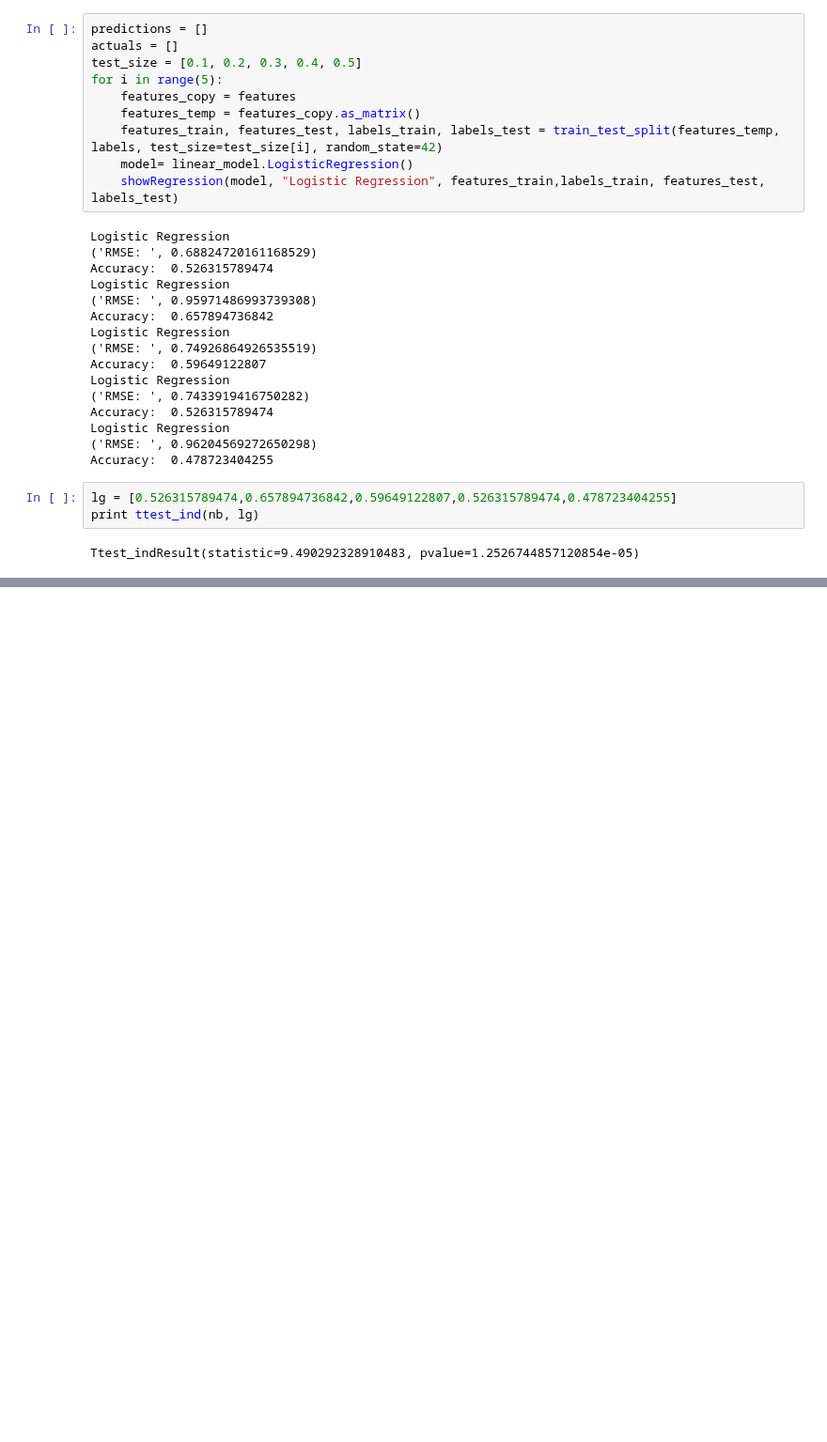
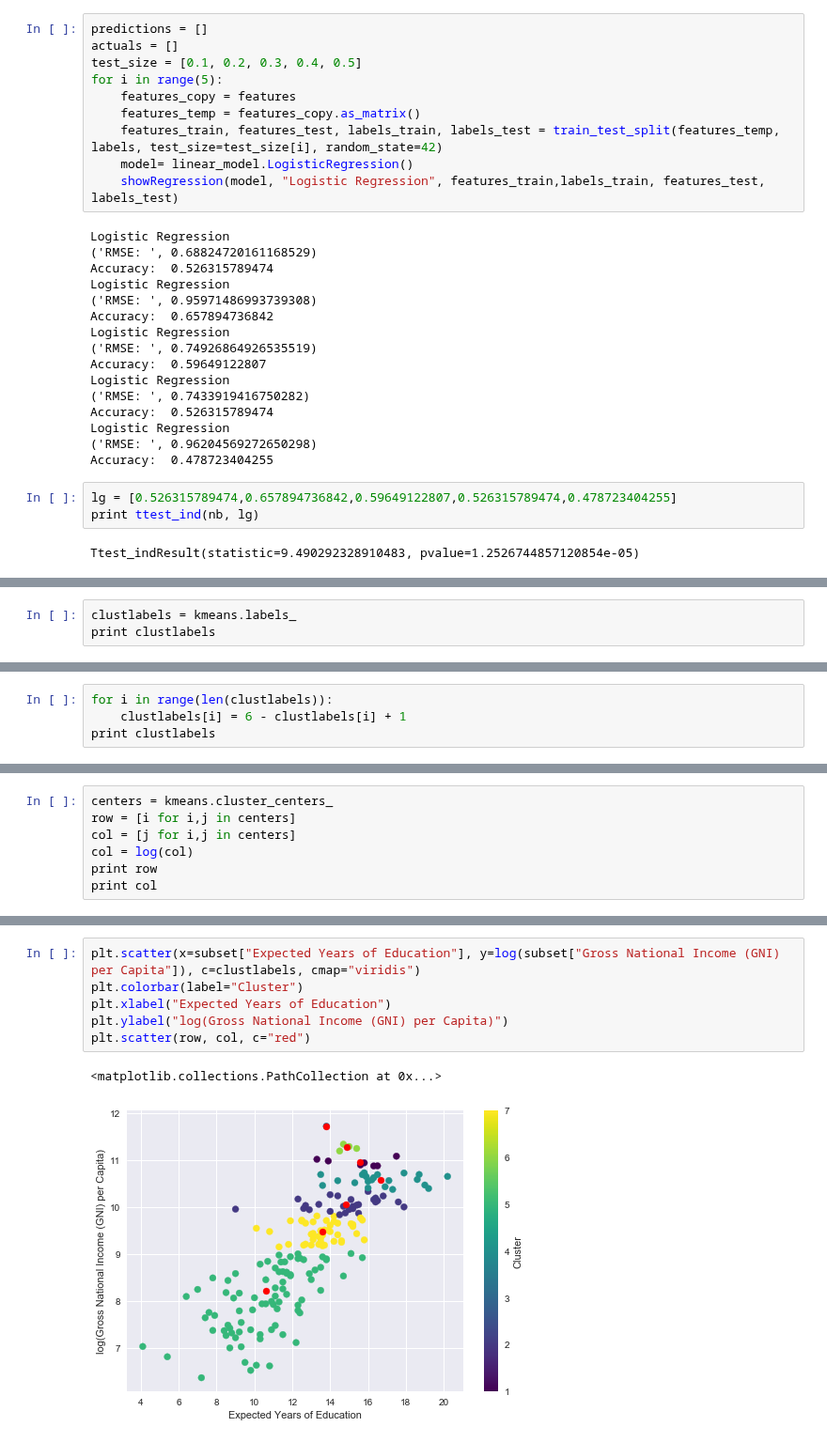
Before and after one commit to vivekramanan/data-mining-human-development-index, a Jupyter notebook: HDI Leave one out, and Clustering.ipynb, the cells around one changed output, grey strips where cells are left out. Shown at 94% size. Saved outputs shown, nothing was run; the diff lists cells and outputs as text; blank space fills up the shorter version.

```diff
--- a/HDI Leave one out, and Clustering.ipynb
+++ b/HDI Leave one out, and Clustering.ipynb
@@ -275,0 +311,3 @@ Ttest_indResult(statistic=9.490292328910483, pvalue=1.2526744857120854e-05)
+# %%
+clustlabels = kmeans.labels_
+print clustlabels
@@ -275,0 +321,4 @@ Ttest_indResult(statistic=9.490292328910483, pvalue=1.2526744857120854e-05)
+# %%
+for i in range(len(clustlabels)):
+    clustlabels[i] = 6 - clustlabels[i] + 1
+print clustlabels
@@ -275,0 +332,7 @@ Ttest_indResult(statistic=9.490292328910483, pvalue=1.2526744857120854e-05)
+# %%
+centers = kmeans.cluster_centers_
+row = [i for i,j in centers]
+col = [j for i,j in centers]
+col = log(col)
+print row
+print col
@@ -275,0 +351,9 @@ Ttest_indResult(statistic=9.490292328910483, pvalue=1.2526744857120854e-05)
+# %%
+plt.scatter(x=subset["Expected Years of Education"], y=log(subset["Gross National Income (GNI) per Capita"]), c=clustlabels, cmap="viridis")
+plt.colorbar(label="Cluster")
+plt.xlabel("Expected Years of Education")
+plt.ylabel("log(Gross National Income (GNI) per Capita)")
+plt.scatter(row, col, c="red")
+# %% [output]
+<matplotlib.collections.PathCollection at 0x...>
+[figure, added]
```
Also changed, not shown: parts of 10 cells of this notebook.
